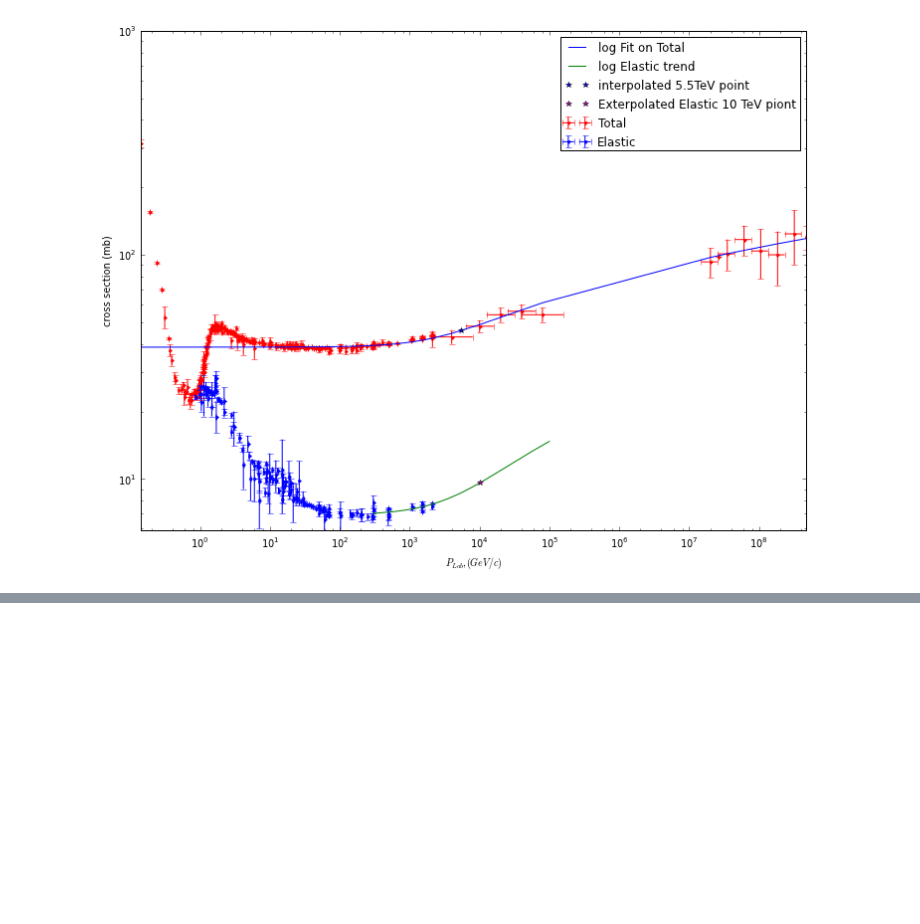
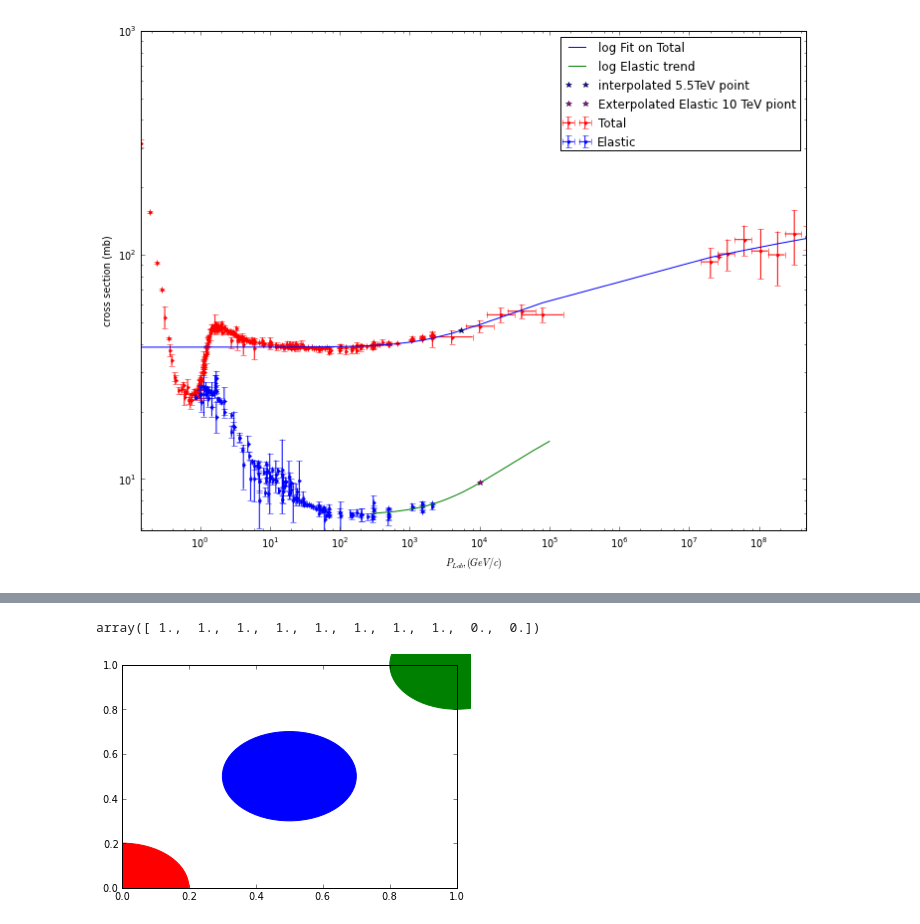
Before and after one commit to mattyuiop/PHYS202-S13, a Jupyter notebook: Project/MCG.ipynb, the cells around one changed output, grey strips where cells are left out. Saved outputs shown, nothing was run; the diff lists cells and outputs as text; code cells hidden in the pictures; blank space fills up the shorter version.

```diff
--- a/Project/MCG.ipynb
+++ b/Project/MCG.ipynb
@@ -131,0 +157,15 @@ WoodSaxon(1000,6)
+# %%
+WoodSaxon(10,6) #carbon is weird
+# %% [output]
+array([ 1.,  1.,  1.,  1.,  1.,  1.,  1.,  1.,  0.,  0.])
+# %%
+circle1=plt.Circle((0,0),.2,color='r')
+circle2=plt.Circle((.5,.5),.2,color='b')
+circle3=plt.Circle((1,1),.2,color='g',clip_on=False)
+fig = plt.gcf()
+fig.gca().add_artist(circle1)
+fig.gca().add_artist(circle2)
+fig.gca().add_artist(circle3)
+show()
+# %% [output]
+[figure, added]
```
Also changed, not shown: parts of 5 cells of this notebook, 1 other file.
